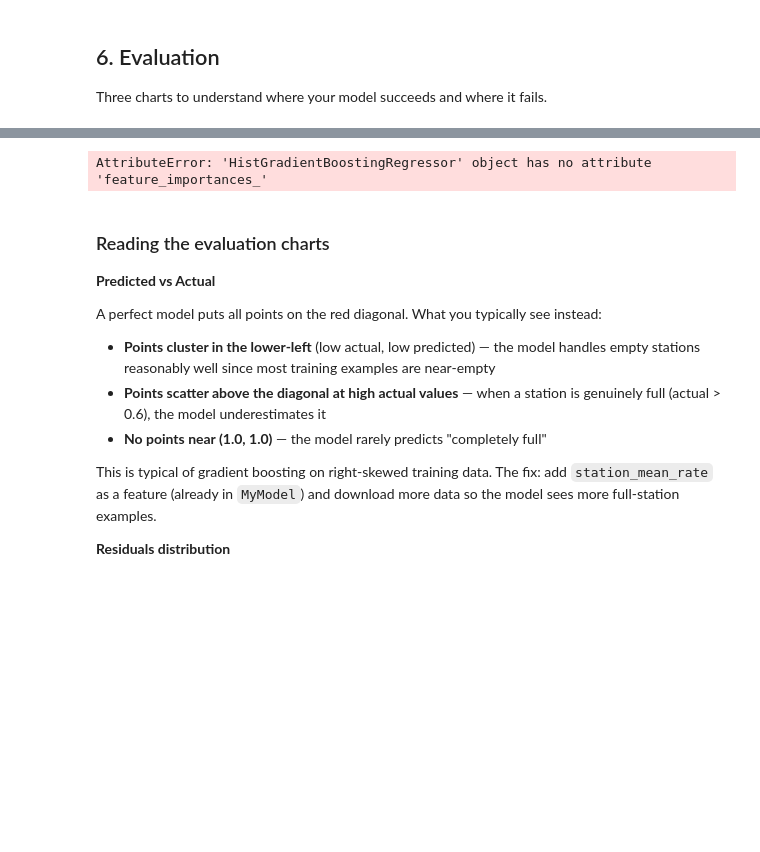
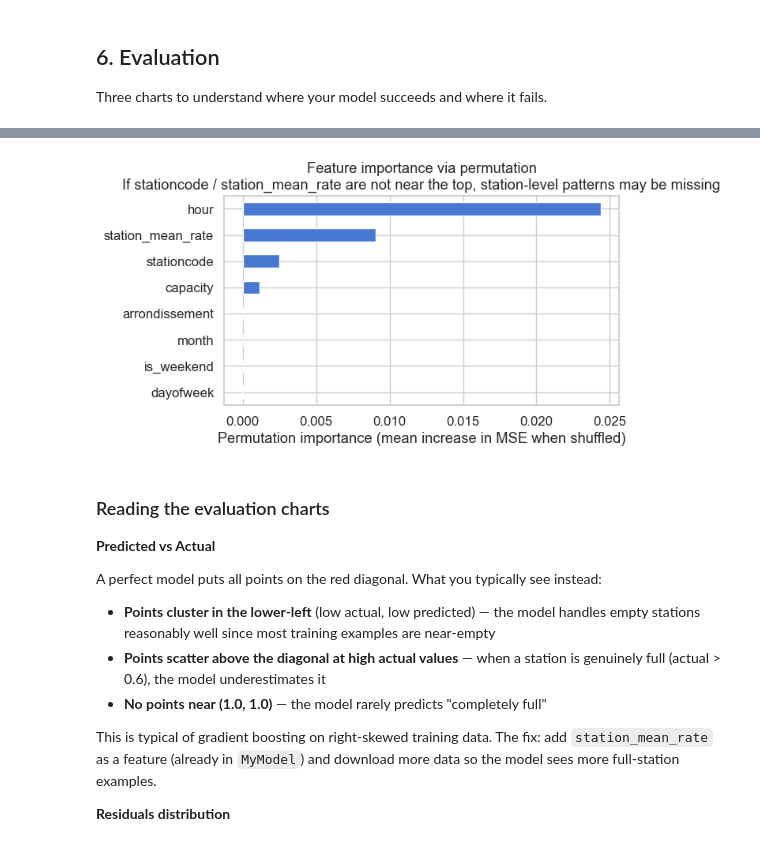
Before and after one commit to Pastis-ai/velib-predict-dispo, a Jupyter notebook: starter.ipynb, the cells around one changed output, grey strips where cells are left out. Drawn from its saved outputs; the diff is of its cells as text; code cells hidden in the pictures; blank space fills up the shorter version.

```diff
--- a/starter.ipynb
+++ b/starter.ipynb
@@ -657,23 +748,37 @@ plt.show()
 # %%
-# Chart: feature importances
-# model.model accesses the sklearn HistGradientBoostingRegressor inside MyModel
-# Note: HistGradientBoostingRegressor uses feature_importances_ from the ensemble
-importances   = model.model.feature_importances_
-feature_names = list(model.make_features(df_train.head(1)).columns)
+# Chart: feature importances via permutation importance
+#
+# HistGradientBoostingRegressor does NOT expose `feature_importances_`
+# (unlike RandomForest or the classic GradientBoosting). The model-agnostic way
+# to measure importance is permutation_importance: shuffle one feature column at
+# a time and measure how much the score gets worse. Bigger drop = more important.
+from sklearn.inspection import permutation_importance
 
-imp_series = pd.Series(importances, index=feature_names).sort_values(ascending=True)
+X_test = model.make_features(df_test)
+
+perm = permutation_importance(
+    model.model, X_test, y_test.values,
+    n_repeats=10, random_state=42,
+    scoring="neg_mean_squared_error",  # aligns with the Brier Score metric
+)
+
+imp_series = (
+    pd.Series(perm.importances_mean, index=X_test.columns)
+    .sort_values(ascending=True)
+)
 
 fig, ax = plt.subplots(figsize=(7, 4))
-imp_series.plot(kind='barh', ax=ax)
-ax.set_xlabel('Feature importance')
+imp_series.plot(kind="barh", ax=ax)
+ax.set_xlabel("Permutation importance (mean increase in MSE when shuffled)")
 ax.set_title(
-    'Feature importance (model.model = HistGradientBoostingRegressor inside MyModel)\n'
-    'If stationcode is not in top 3, station-level patterns may be missing'
+    "Feature importance via permutation\n"
+    "If stationcode / station_mean_rate are not near the top, "
+    "station-level patterns may be missing"
 )
 plt.tight_layout()
 plt.show()
 # %% [output]
-AttributeError: 'HistGradientBoostingRegressor' object has no attribute 'feature_importances_'
+[figure, added]
 # %% [markdown]
 ### Reading the evaluation charts
 
```
Also changed, not shown: parts of 13 cells of this notebook, 2 other files.
